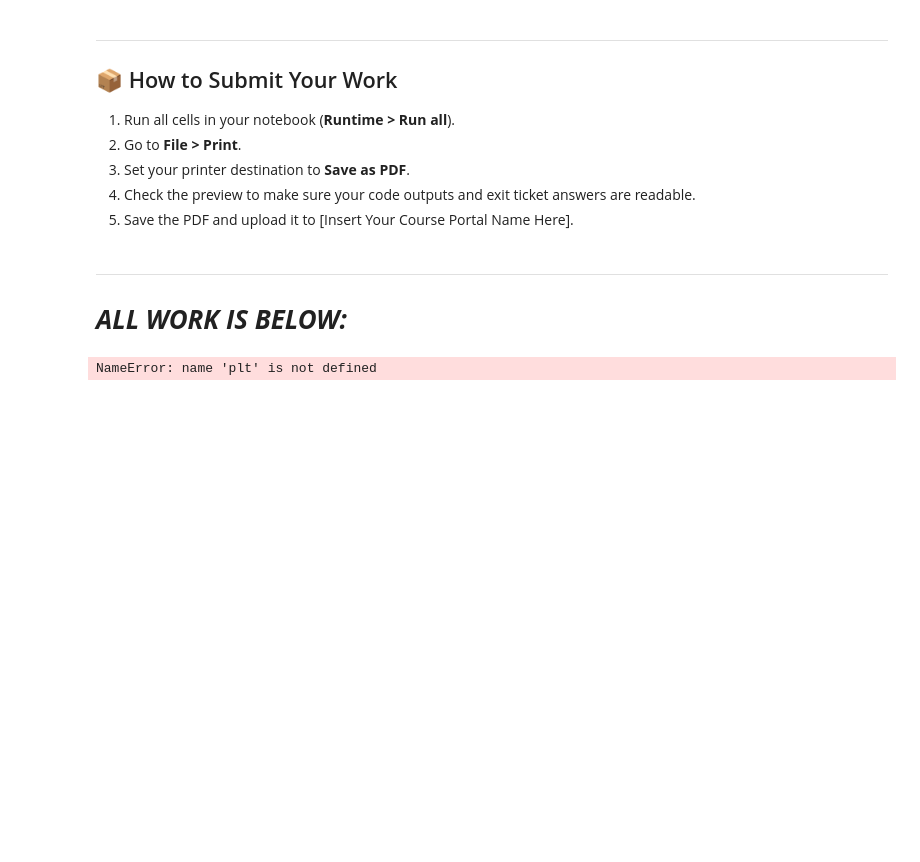
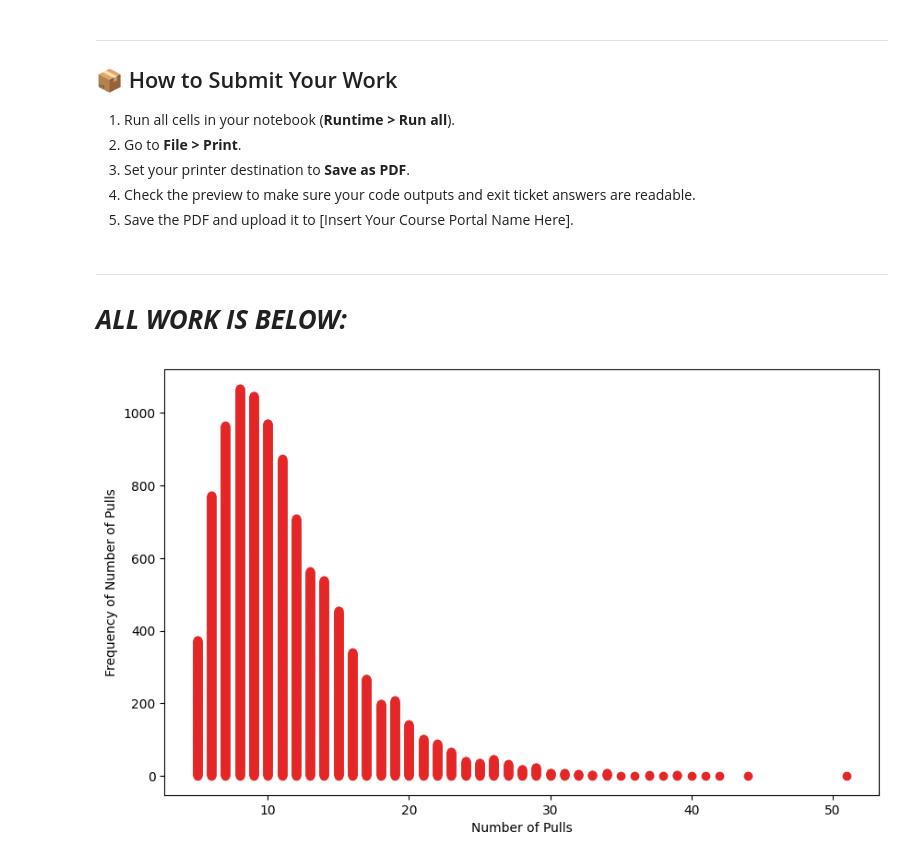
Before and after one commit to AD8787/AP-Stats-DS, a Jupyter notebook: RCDataframeVisualization.ipynb, the cells around one changed output. Cells and saved outputs as stored; diff of their text form; code cells hidden in the pictures; blank space fills up the shorter version.

```diff
--- a/RCDataframeVisualization.ipynb
+++ b/RCDataframeVisualization.ipynb
@@ -101,21 +101,25 @@ plt.show()
 
 
 # ***ALL WORK IS BELOW:***
-# %%
-#creating visualization of frequency distribution to a Stacked Dot Plot
-'''
-Steps from last time:
-1. construct a "figure" (creating mathematical "canvas")
-2. feed data into appropriate plot (visualization)
-3. show the visualization
-'''
-
-import seaborn as sns
-
-sns.stripplot(x = plt.scatter(frequency_df["pulls"],frequency_df["count"]), jitter = 0.25, size = 8, color = "royalblue")
-
-plt.figure(figsize=(10,6))
-plt.scatter(frequency_df["pulls"],frequency_df["count"])
-plt.show()
-# %% [output]
-NameError: name 'plt' is not defined
+# %%
+#creating visualization of frequency distribution to a Stacked Dot Plot
+
+x_values = []
+y_values = []
+
+for _, row in frequency_df.iterrows():
+  pulls = row["pulls"]
+  frequency = row["count"]
+
+  x_values.extend([pulls] * frequency)
+  y_values.extend(range(1, frequency + 1))
+
+plt.figure(figsize = (10, 6))
+plt.scatter(x_values, y_values, color = ["#E42626"])
+
+plt.xlabel("Number of Pulls")
+plt.ylabel("Frequency of Number of Pulls")
+
+plt.show()
+# %% [output]
+[figure, added]
```
Also changed, not shown: parts of 5 cells of this notebook.
